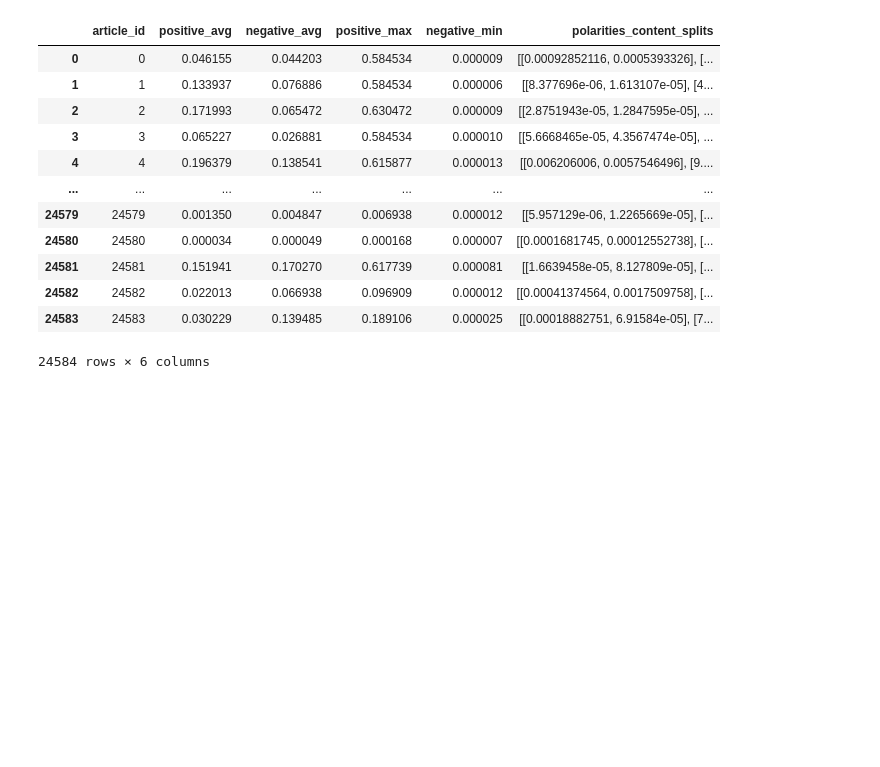
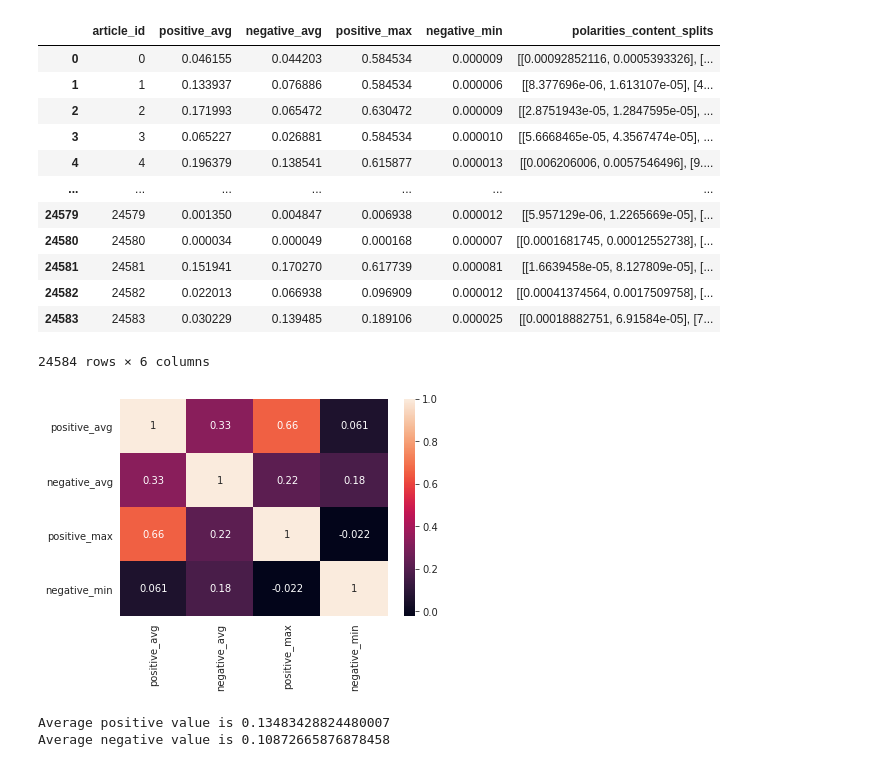
Before and after one commit to Gruntrexpewrus/StatLearnTeam, a Jupyter notebook: articles_analysis/Polarity_Analysis.ipynb, the cells around one changed output. Cells and saved outputs as stored; diff of their text form; code cells hidden in the pictures; blank space fills up the shorter version.

Commit message:
Added some pre-analysis on polarity

```diff
--- a/articles_analysis/Polarity_Analysis.ipynb
+++ b/articles_analysis/Polarity_Analysis.ipynb
@@ -65,3 +65,25 @@ polarity_dataframe
 | 24582 | 24582 | 0.022013 | 0.066938 | 0.096909 | 0.000012 | [[0.00041374564, 0.0017509758], [... |
 | 24583 | 24583 | 0.030229 | 0.139485 | 0.189106 | 0.000025 | [[0.00018882751, 6.91584e-05], [7... |
 24584 rows × 6 columns
+# %%
+import seaborn as sns
+import matplotlib.pyplot as plt
+sns.set_style("darkgrid")
+ax = sns.heatmap(polarity_dataframe.iloc[:,1:].corr().values,
+                 annot = True,
+                 xticklabels=cols[1:5],
+                 yticklabels=cols[1:5])
+
+plt.xticks(rotation = 90)
+plt.show()
+# %% [output]
+[figure, added]
+# %%
+average_pos_value = polarity_dataframe.positive_avg.mean()
+average_neg_value = polarity_dataframe.negative_avg.mean()
+
+print('Average positive value is', average_pos_value)
+print('Average negative value is', average_neg_value)
+# %% [output]
+Average positive value is 0.13483428824480007
+Average negative value is 0.10872665876878458
```
Also changed, not shown: parts of 1 cell of this notebook.
